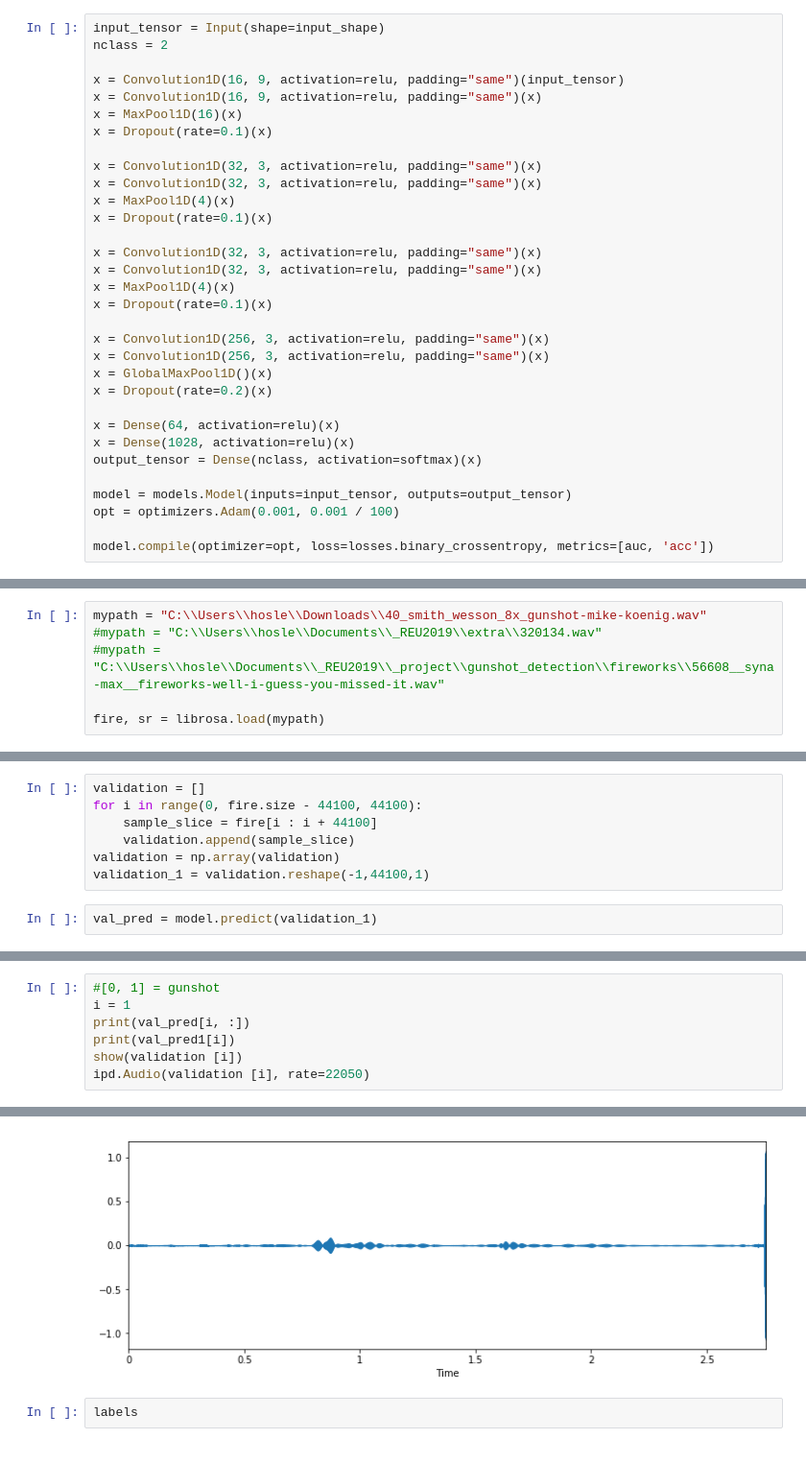
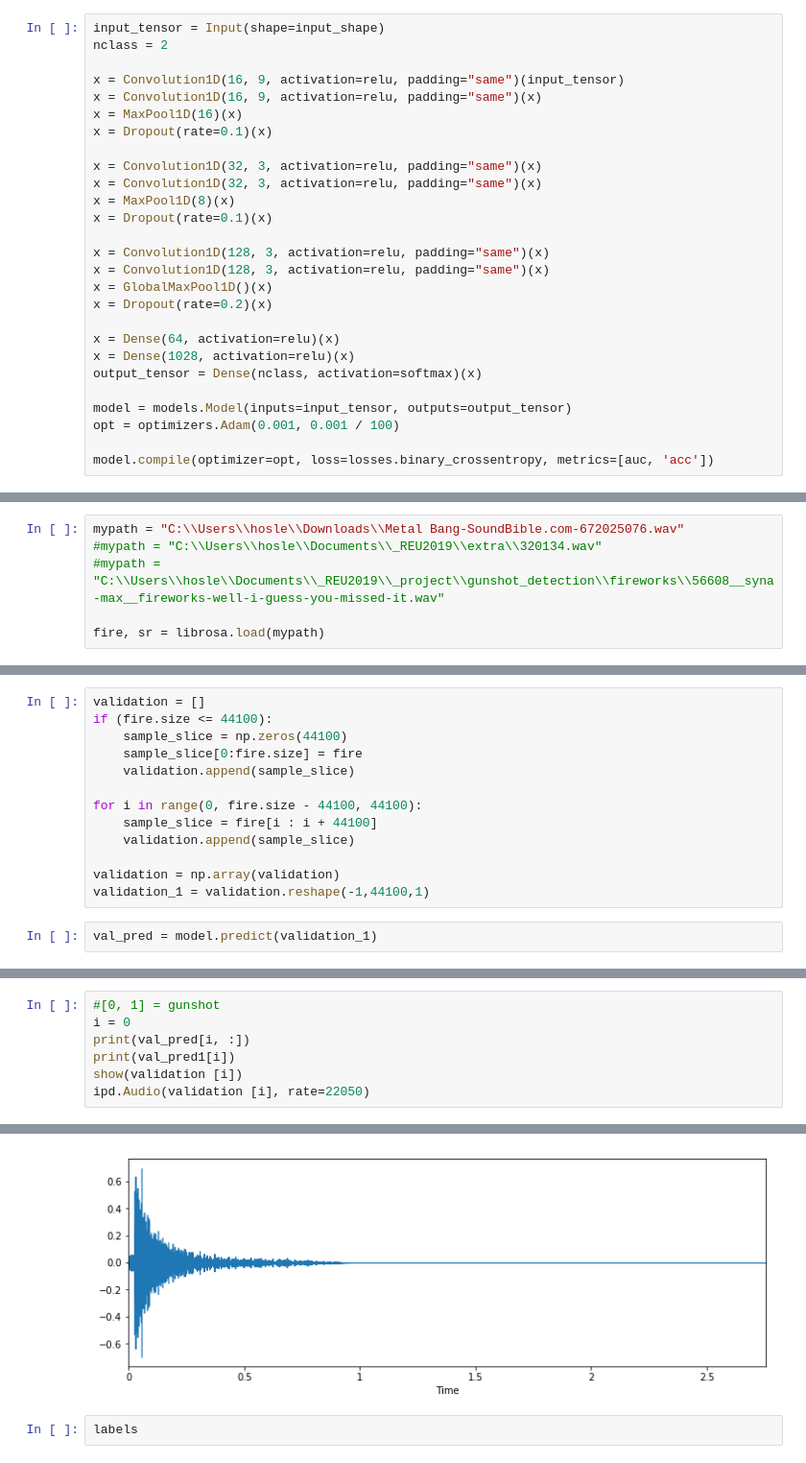
Before and after one commit to gabemagee/gunshot_detection, a Jupyter notebook: python/Ryan/gunshot_cnn_with_urban_ryan.ipynb, the cells around one changed output, grey strips where cells are left out. Shown: that part at 96% size. Drawn from its saved outputs; the diff is of its cells as text.

```diff
--- a/python/Ryan/gunshot_cnn_with_urban_ryan.ipynb
+++ b/python/Ryan/gunshot_cnn_with_urban_ryan.ipynb
@@ -351,16 +351,11 @@ x = Dropout(rate=0.1)(x)
 
 x = Convolution1D(32, 3, activation=relu, padding="same")(x)
 x = Convolution1D(32, 3, activation=relu, padding="same")(x)
-x = MaxPool1D(4)(x)
+x = MaxPool1D(8)(x)
 x = Dropout(rate=0.1)(x)
 
-x = Convolution1D(32, 3, activation=relu, padding="same")(x)
-x = Convolution1D(32, 3, activation=relu, padding="same")(x)
-x = MaxPool1D(4)(x)
-x = Dropout(rate=0.1)(x)
-
-x = Convolution1D(256, 3, activation=relu, padding="same")(x)
-x = Convolution1D(256, 3, activation=relu, padding="same")(x)
+x = Convolution1D(128, 3, activation=relu, padding="same")(x)
+x = Convolution1D(128, 3, activation=relu, padding="same")(x)
 x = GlobalMaxPool1D()(x)
 x = Dropout(rate=0.2)(x)
 
@@ -405,7 +428,7 @@ KeyboardInterrupt:
 # %%
 model.load_weights("1Dcnngunglass.pkl")
 # %%
-mypath = "C:\\Users\\hosle\\Downloads\\40_smith_wesson_8x_gunshot-mike-koenig.wav"
+mypath = "C:\\Users\\hosle\\Downloads\\Metal Bang-SoundBible.com-672025076.wav"
 #mypath = "C:\\Users\\hosle\\Documents\\_REU2019\\extra\\320134.wav"
 #mypath = "C:\\Users\\hosle\\Documents\\_REU2019\\_project\\gunshot_detection\\fireworks\\56608__syna-max__fireworks-well-i-guess-you-missed-it.wav"
 
@@ -417,8 +440,14 @@ show(fire)
 # %%
 validation = []
+if (fire.size <= 44100):
+    sample_slice = np.zeros(44100)
+    sample_slice[0:fire.size] = fire
+    validation.append(sample_slice)
+
 for i in range(0, fire.size - 44100, 44100):
     sample_slice = fire[i : i + 44100]
     validation.append(sample_slice)
+
 validation = np.array(validation)
 validation_1 = validation.reshape(-1,44100,1)
 # %%
@@ -439,6 +464,6 @@ array([[0],
 # %%
 #[0, 1] = gunshot
-i = 1
+i = 0
 print(val_pred[i, :])
 print(val_pred1[i])
 show(validation [i])
@@ -449,5 +474,5 @@ other
 [interactive output not drawn]
-[figure, old version]
+[figure, new version]
 # %%
 labels
 # %% [output]
```
Also changed, not shown: parts of 10 cells of this notebook.
